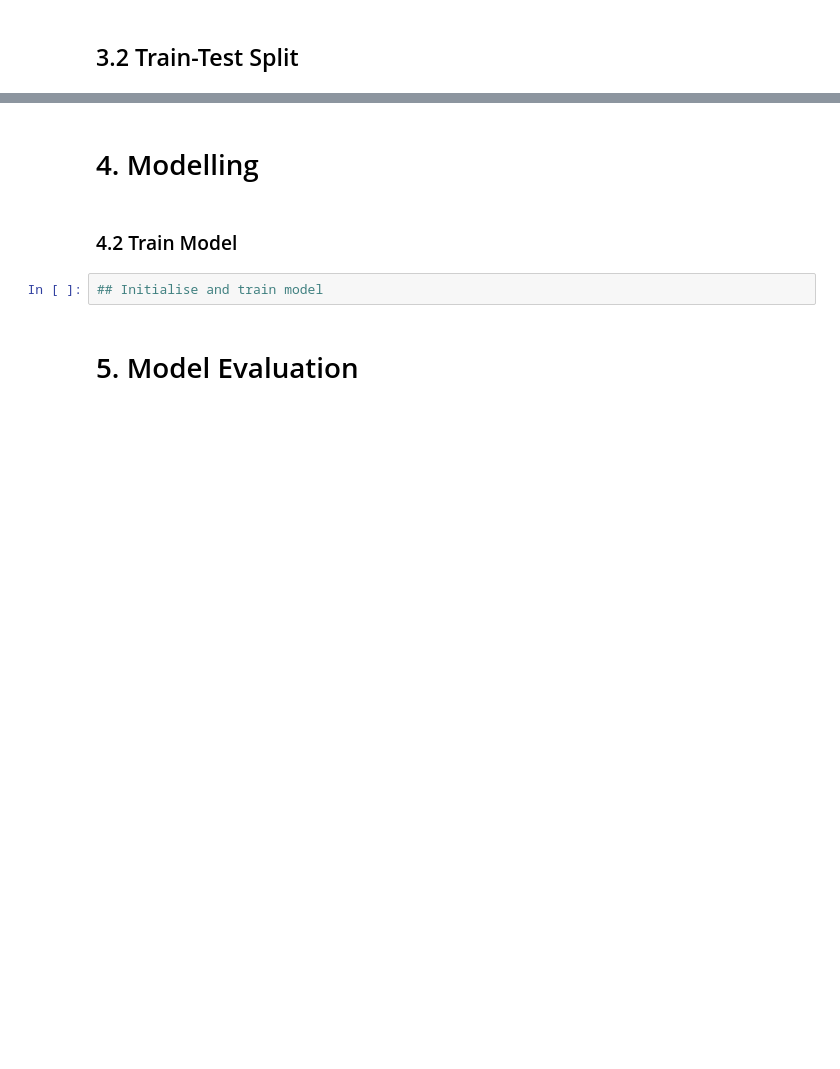
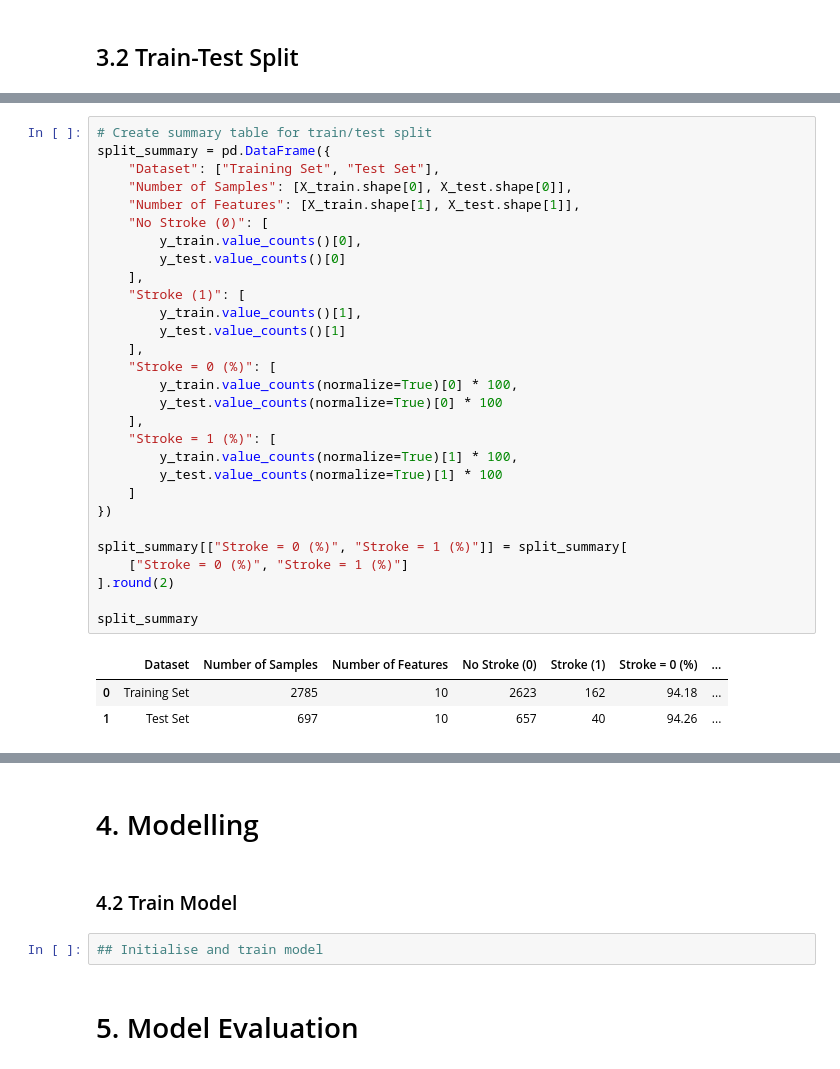
Before and after one commit to myynn/mldp-p03-sharmynho, a Jupyter notebook: assignment-code/MLDP_Stroke_SharmynHo_P03.ipynb, the cells around one changed output, grey strips where cells are left out. Drawn from its saved outputs; the diff is of its cells as text; blank space fills up the shorter version.

```diff
--- a/assignment-code/MLDP_Stroke_SharmynHo_P03.ipynb
+++ b/assignment-code/MLDP_Stroke_SharmynHo_P03.ipynb
@@ -935,0 +1048,33 @@ These steps aim to improve **data relevance**, **feature quality**, and **model
+# %%
+# Create summary table for train/test split
+split_summary = pd.DataFrame({
+    "Dataset": ["Training Set", "Test Set"],
+    "Number of Samples": [X_train.shape[0], X_test.shape[0]],
+    "Number of Features": [X_train.shape[1], X_test.shape[1]],
+    "No Stroke (0)": [
+        y_train.value_counts()[0],
+        y_test.value_counts()[0]
+    ],
+    "Stroke (1)": [
+        y_train.value_counts()[1],
+        y_test.value_counts()[1]
+    ],
+    "Stroke = 0 (%)": [
+        y_train.value_counts(normalize=True)[0] * 100,
+        y_test.value_counts(normalize=True)[0] * 100
+    ],
+    "Stroke = 1 (%)": [
+        y_train.value_counts(normalize=True)[1] * 100,
+        y_test.value_counts(normalize=True)[1] * 100
+    ]
+})
+
+split_summary[["Stroke = 0 (%)", "Stroke = 1 (%)"]] = split_summary[
+    ["Stroke = 0 (%)", "Stroke = 1 (%)"]
+].round(2)
+
+split_summary
+# %% [output]
+|  | Dataset | Number of Samples | Number of Features | No Stroke (0) | Stroke (1) | Stroke = 0 (%) | ... |
+| 0 | Training Set | 2785 | 10 | 2623 | 162 | 94.18 | ... |
+| 1 | Test Set | 697 | 10 | 657 | 40 | 94.26 | ... |
```
Also changed, not shown: parts of 20 cells of this notebook.
